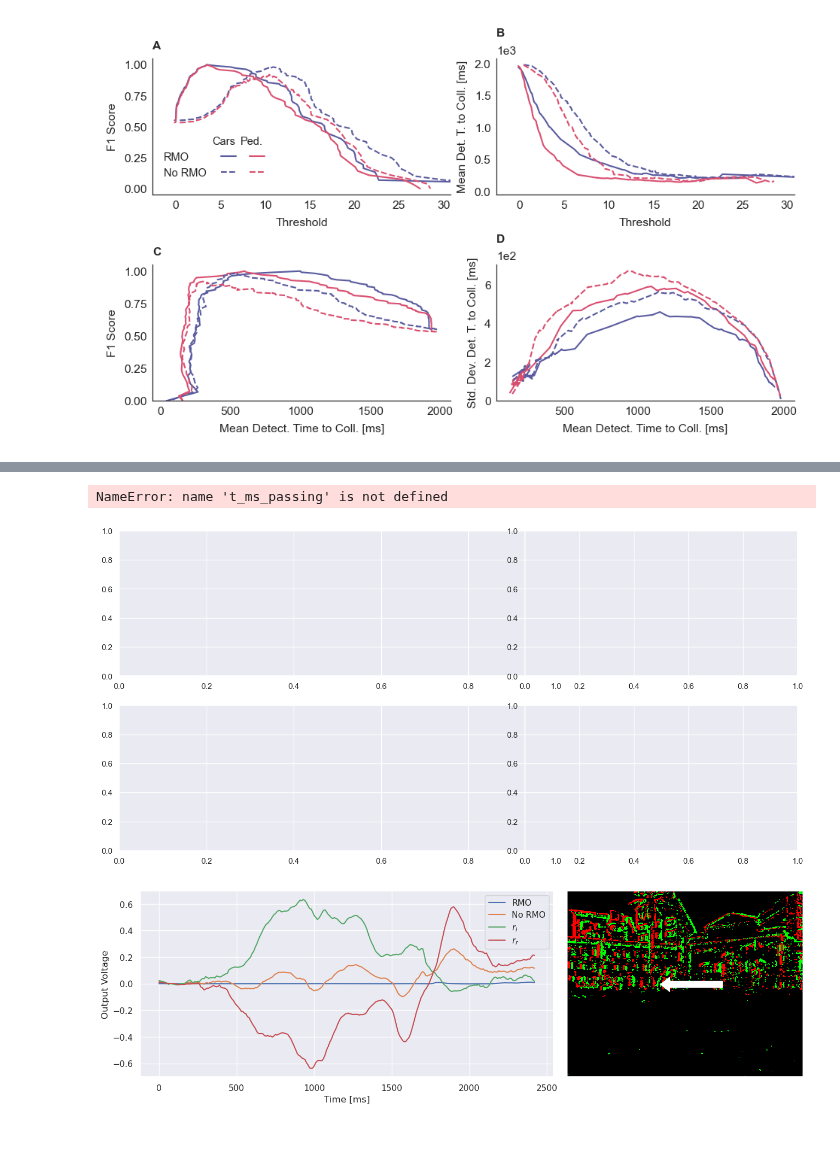
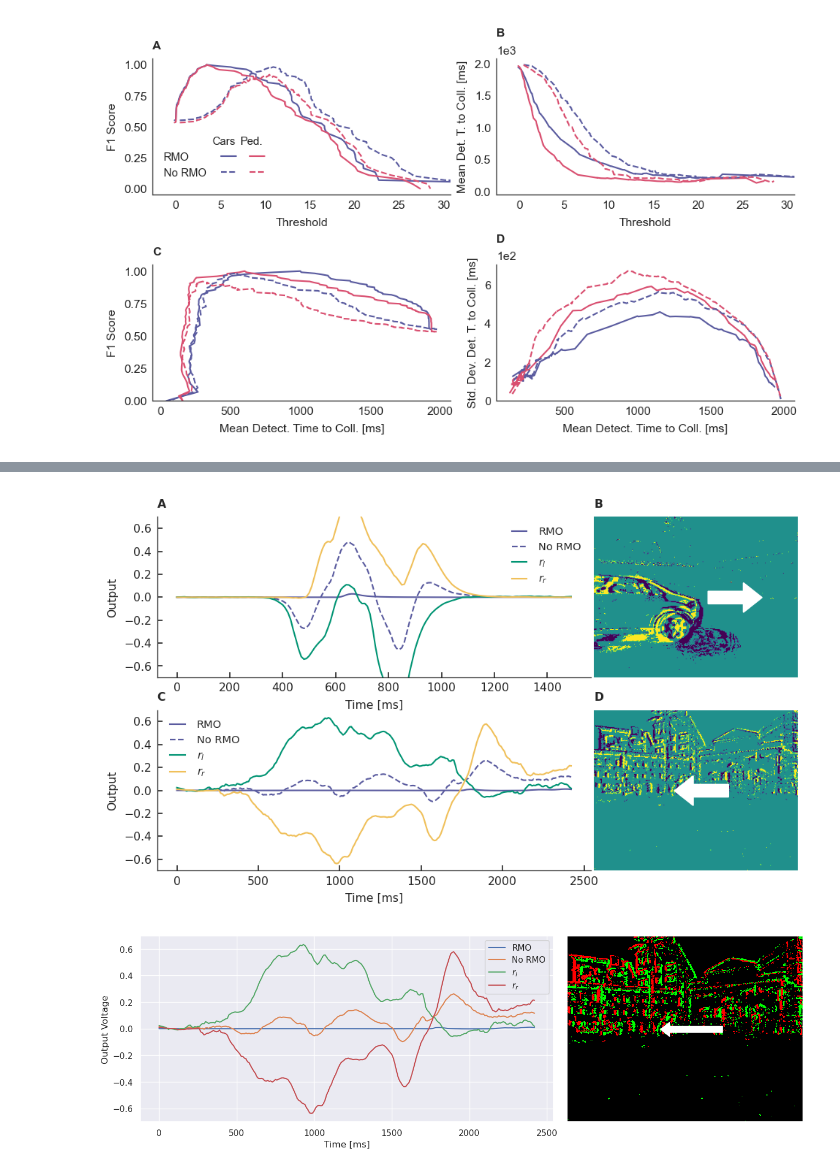
Before and after one commit to FabianSchubert/Bio-Inspired-Event-Based-Looming-Object-Detection-for-Automotive-Collision-Avoidance, a Jupyter notebook: experiments/carla_sim/random_spawn/gen_results.ipynb, the cells around one changed output, grey strips where cells are left out. Saved outputs shown, nothing was run; the diff lists cells and outputs as text; code cells hidden in the pictures; blank space fills up the shorter version.

```diff
--- a/experiments/carla_sim/random_spawn/gen_results.ipynb
+++ b/experiments/carla_sim/random_spawn/gen_results.ipynb
@@ -1747,10 +1954,12 @@ FileNotFoundError: [Errno 2] No such file or directory: '../../../data/experimen
 # %%
 from matplotlib.colors import ListedColormap
 
-cmap_evts = ListedColormap([(1,0,0), "black", (0,1,0)])
+#cmap_evts = ListedColormap([(1,0,0), "black", (0,1,0)])
+cmap_evts = "viridis"
 
-fig = plt.figure(figsize=(13, 7))
+fig = plt.figure(figsize=(TEXT_WIDTH, TEXT_WIDTH * 0.6))
 
+colors = plt.rcParams["axes.prop_cycle"].by_key()["color"]
 
 w_l = 0.64
 w_r = 0.4
@@ -1769,10 +1978,10 @@ ax.append(fig.add_axes([m_r, m_b, w_r, h]))
 
 #fig, ax = plt.subplots(1, 2, figsize=(13,5))
 
-ax[0].plot(t_ms_passing, V_passing, label="RMO")
-ax[0].plot(t_ms_passing, V_linear_passing, label="No RMO")
-ax[0].plot(t_ms_passing, r_left_passing, label="$r_l$")
-ax[0].plot(t_ms_passing, r_right_passing, label="$r_r$")
+ax[0].plot(t_ms_passing, V_passing, label="RMO", color=colors[0])
+ax[0].plot(t_ms_passing, V_linear_passing, '--', label="No RMO", color=colors[0])
+ax[0].plot(t_ms_passing, r_left_passing, label="$r_l$", color=colors[2])
+ax[0].plot(t_ms_passing, r_right_passing, label="$r_r$", color=colors[3])
 
 ax[0].legend()
 
@@ -1786,45 +1995,52 @@ img = gen_evt_hist(events_passing[180000:190000], 0., 20., 304, 240)
 ax[1].imshow(img, cmap=cmap_evts, vmin=-1.0, vmax=1.0)
 ax[1].grid(False)
 
+ax[1].spines["left"].set_visible(False)
+ax[1].spines["bottom"].set_visible(False)
+
 ax[1].set_xticks([])
 ax[1].set_yticks([])
 
 ax[1].annotate(None,xy=(250,120),xytext=(170,120),arrowprops={"width": 8, "headwidth": 19, "color": "white"})
 
-ax[2].plot(t_ms_turn, V_turn, label="RMO")
-ax[2].plot(t_ms_turn, V_linear_turn, label="No RMO")
-ax[2].plot(t_ms_turn, r_left_turn, label="$r_l$")
-ax[2].plot(t_ms_turn, r_right_turn, label="$r_r$")
+ax[2].plot(t_ms_turn, V_turn, label="RMO", color=colors[0])
+ax[2].plot(t_ms_turn, V_linear_turn, '--', label="No RMO", color=colors[0])
+ax[2].plot(t_ms_turn, r_left_turn, label="$r_l$", color=colors[2])
+ax[2].plot(t_ms_turn, r_right_turn, label="$r_r$", color=colors[3])
 
 ax[2].legend()
 
 ax[2].set_xlabel("Time [ms]")
 ax[2].set_ylabel("Output")
 
 ax[2].set_ylim(-0.7, 0.7)
 
 img = gen_evt_hist(events_turn[180000:190000], 0., 20., 304, 240)
 
 ax[3].imshow(img, cmap=cmap_evts, vmin=-1.0, vmax=1.0)
 ax[3].grid(False)
 
+ax[3].spines["left"].set_visible(False)
+ax[3].spines["bottom"].set_visible(False)
+
 ax[3].set_xticks([])
 ax[3].set_yticks([])
 
 ax[3].annotate(None,xy=(120,120),xytext=(200,120),arrowprops={"width": 8, "headwidth": 19, "color": "white"})
 
 #fig.tight_layout(pad=0.5)
 
 for i, c in enumerate("ABCD"):
     ax[i].set_title(c, loc="left", fontweight="bold")
 
+#fig.tight_layout(pad=0.25)
+
 fig.savefig("car_passing_turn.png", dpi=400)
 fig.savefig("car_passing_turn.pdf")
 
 plt.show()
 # %% [output]
-NameError: name 't_ms_passing' is not defined
-[figure, old version]
+[figure, new version]
 # %%
 data_right_turn = np.load(os.path.join(sim_manual_rec_fold, "recorded_live_demo_right_turn.npz"))
 
```
Also changed, not shown: parts of 15 cells of this notebook, 3 other files.
